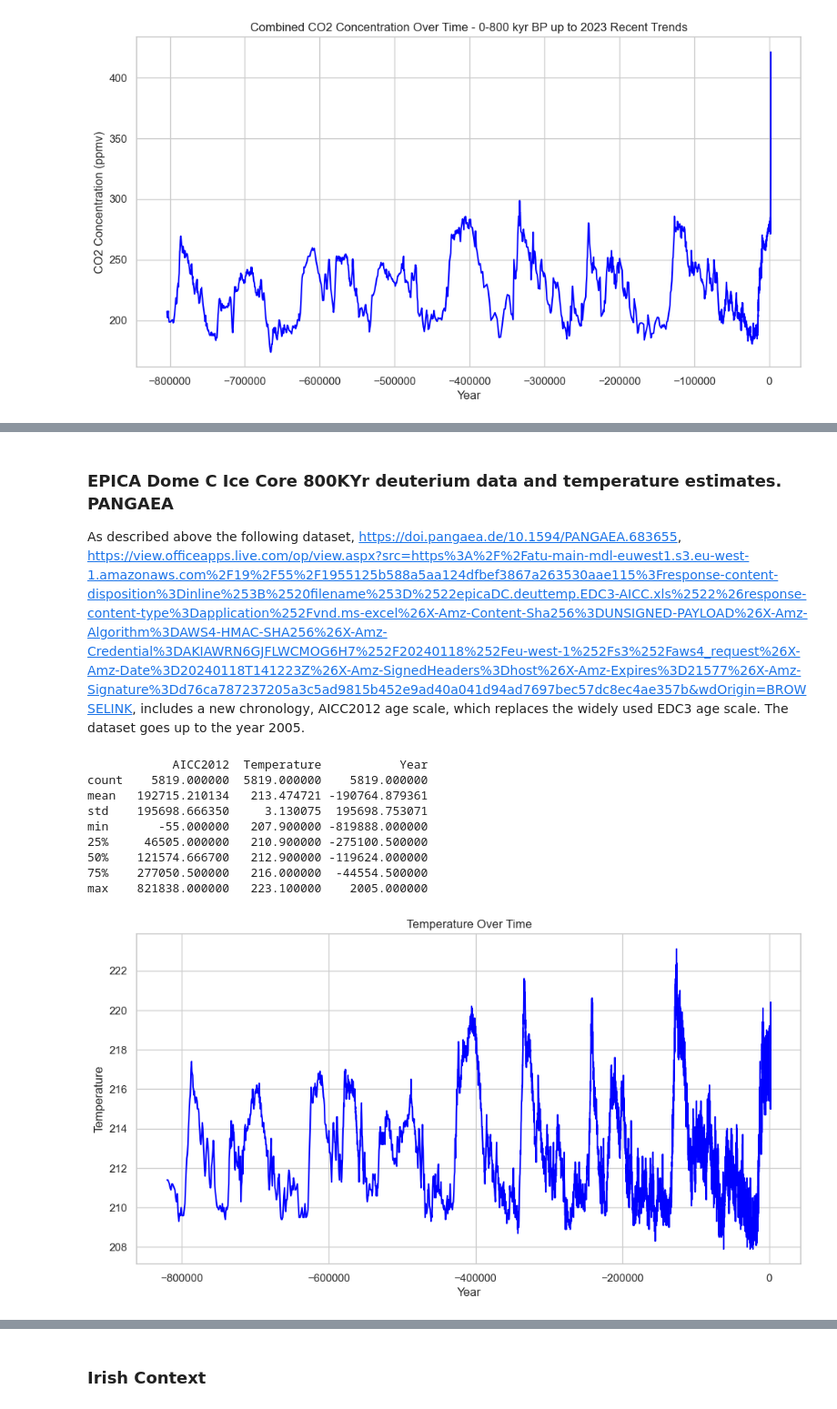
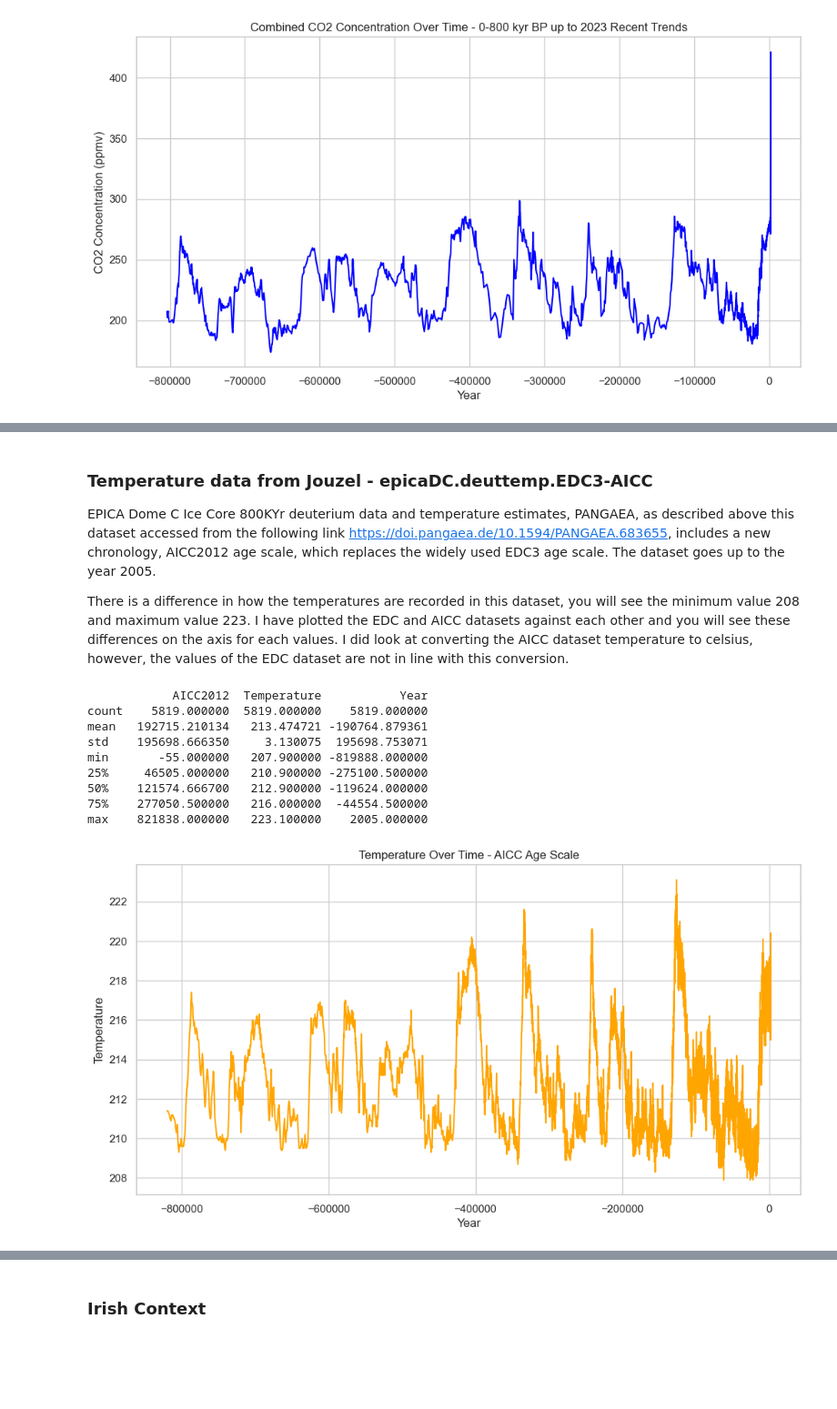
Before and after one commit to Sarahlouhast/Programming-for-Data-Analytics-Project-2, a Jupyter notebook: project.ipynb, the cells around one changed output, grey strips where cells are left out. Shown at 91% size. Saved outputs shown, nothing was run; the diff lists cells and outputs as text; code cells hidden in the pictures; blank space fills up the shorter version.

Commit message:
tidying up, cleam up folders, files, datasets and references

```diff
--- a/project.ipynb
+++ b/project.ipynb
@@ -459,7 +436,9 @@ max    801662.000000     5.460000    1912.000000
 # %% [markdown]
-### EPICA Dome C Ice Core 800KYr deuterium data and temperature estimates. PANGAEA
+### Temperature data from Jouzel - epicaDC.deuttemp.EDC3-AICC
 
-As described above the following dataset, https://doi.pangaea.de/10.1594/PANGAEA.683655, https://view.officeapps.live.com/op/view.aspx?src=https%3A%2F%2Fatu-main-mdl-euwest1.s3.eu-west-1.amazonaws.com%2F19%2F55%2F1955125b588a5aa124dfbef3867a263530aae115%3Fresponse-content-disposition%3Dinline%253B%2520filename%253D%2522epicaDC.deuttemp.EDC3-AICC.xls%2522%26response-content-type%3Dapplication%252Fvnd.ms-excel%26X-Amz-Content-Sha256%3DUNSIGNED-PAYLOAD%26X-Amz-Algorithm%3DAWS4-HMAC-SHA256%26X-Amz-Credential%3DAKIAWRN6GJFLWCMOG6H7%252F20240118%252Feu-west-1%252Fs3%252Faws4_request%26X-Amz-Date%3D20240118T141223Z%26X-Amz-SignedHeaders%3Dhost%26X-Amz-Expires%3D21577%26X-Amz-Signature%3Dd76ca787237205a3c5ad9815b452e9ad40a041d94ad7697bec57dc8ec4ae357b&wdOrigin=BROWSELINK, includes a new chronology, AICC2012 age scale, which replaces the widely used EDC3 age scale. The dataset goes up to the year 2005.
+EPICA Dome C Ice Core 800KYr deuterium data and temperature estimates, PANGAEA, as described above this dataset accessed from the following link https://doi.pangaea.de/10.1594/PANGAEA.683655, includes a new chronology, AICC2012 age scale, which replaces the widely used EDC3 age scale. The dataset goes up to the year 2005.
+
+There is a difference in how the temperatures are recorded in this dataset, you will see the minimum value 208 and maximum value 223. I have plotted the EDC and AICC datasets against each other and you will see these differences on the axis for each values. I did look at converting the AICC dataset temperature to celsius, however, the values of the EDC dataset are not in line with this conversion.
 # %%
 # Jouzel AICC data scale
 # Specify the path to your Excel file
@@ -473,33 +452,33 @@ aicc = aicc.drop(columns=columns_to_drop, axis=1)
 # Rename the 'temp' column to 'Temperature'
 aicc.rename(columns={'temp': 'Temperature'}, inplace=True)
 #print(edc.isnull().sum())
 #aicc.dropna(inplace=True)
 #print(aicc.columns)
 
 # Filter for necessary columns to correct ice core year
 aicc['Year'] = 1950 - aicc['AICC2012'].astype(int)
 
 #aicc['Celsius temp'] = aicc['Temperature'] - 273.15
 print(aicc.describe())
 
 # Plot the temperature data
 sns.set(style="whitegrid")
 plt.figure(figsize=(12, 6))
-sns.lineplot(x='Year', y='Temperature', data=aicc, linestyle='-', color='blue', ci=None)
+sns.lineplot(x='Year', y='Temperature', data=aicc, linestyle='-', color='orange', ci=None)
 
 # Adding labels and title
 plt.xlabel('Year')
 plt.ylabel('Temperature')
-plt.title('Temperature Over Time')
+plt.title('Temperature Over Time - AICC Age Scale')
 plt.show()
 # %% [output]
             AICC2012  Temperature           Year
 count    5819.000000  5819.000000    5819.000000
 mean   192715.210134   213.474721 -190764.879361
 std    195698.666350     3.130075  195698.753071
 min       -55.000000   207.900000 -819888.000000
 25%     46505.000000   210.900000 -275100.500000
 50%    121574.666700   212.900000 -119624.000000
 75%    277050.500000   216.000000  -44554.500000
 max    821838.000000   223.100000    2005.000000
-[figure, old version]
+[figure, new version]
```
Also changed, not shown: parts of 62 cells of this notebook, 18 other files.
